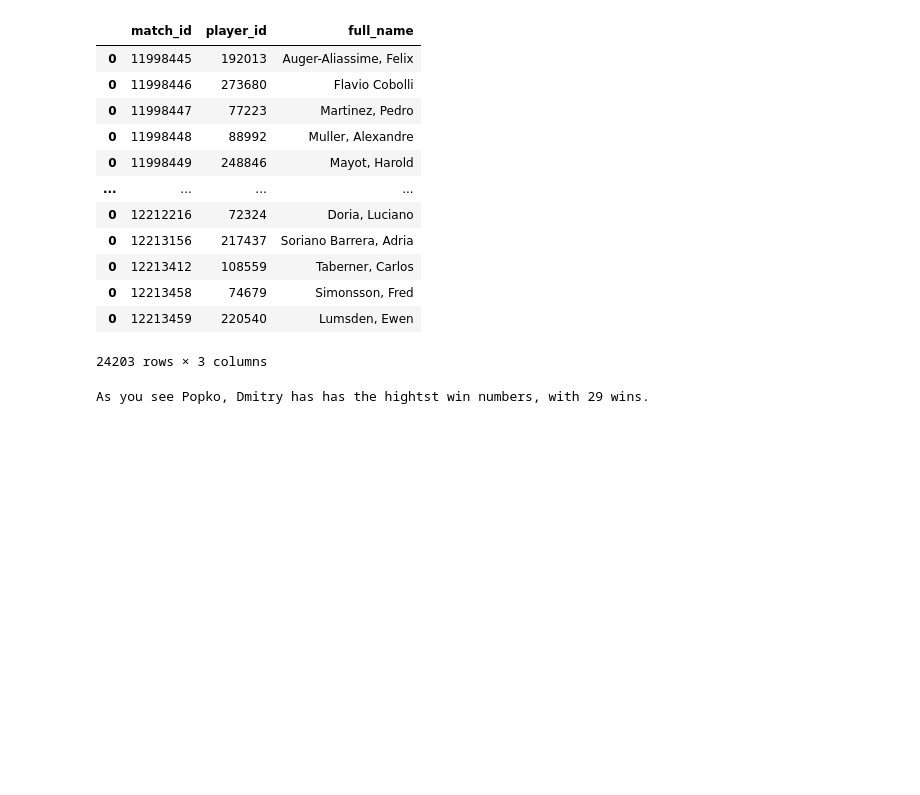
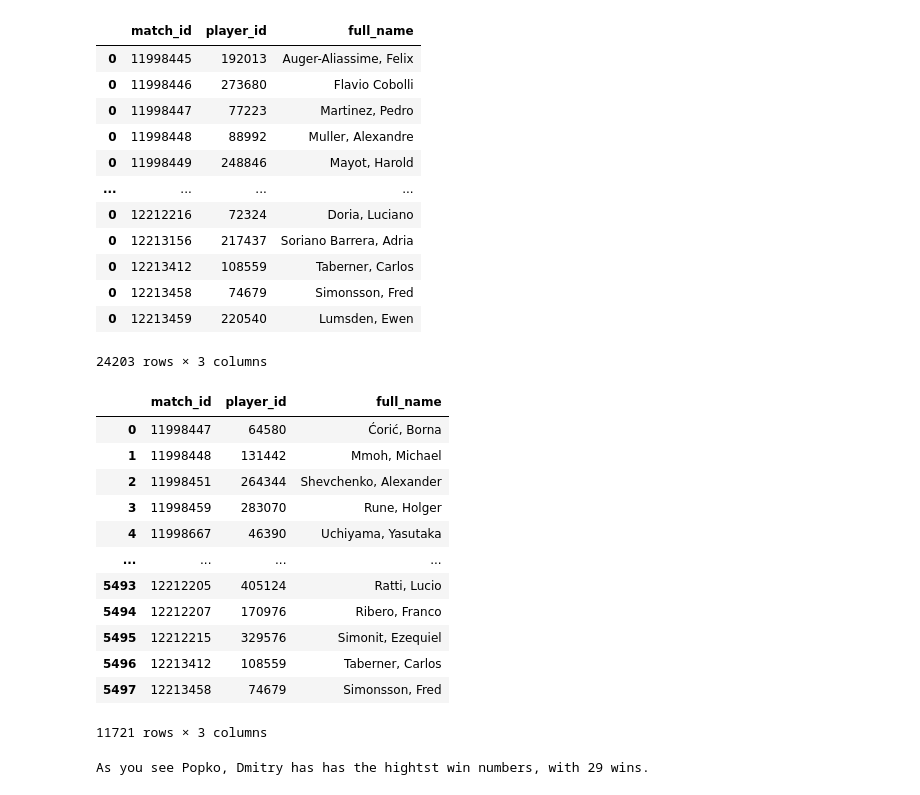
Before and after one commit to HosseinMohammadi00427/Analysis-Project, a Jupyter notebook: Project.ipynb, the cells around one changed output. Cells and saved outputs as stored; diff of their text form; code cells hidden in the pictures; blank space fills up the shorter version.

```diff
--- a/Project.ipynb
+++ b/Project.ipynb
@@ -187,6 +187,22 @@ winner_away_df = winner_away_df.drop(columns=['winner_code'])
 winners_df = pd.concat([winner_home_df,winner_away_df])
 winners_df = winners_df.dropna().drop_duplicates()
 winners_df.player_id = winners_df.player_id.astype(int)
+# %%
+winners_df
+# %% [output]
+|  | match_id | player_id | full_name |
+| 0 | 11998447 | 64580 | Ćorić, Borna |
+| 1 | 11998448 | 131442 | Mmoh, Michael |
+| 2 | 11998451 | 264344 | Shevchenko, Alexander |
+| 3 | 11998459 | 283070 | Rune, Holger |
+| 4 | 11998667 | 46390 | Uchiyama, Yasutaka |
+| ... | ... | ... | ... |
+| 5493 | 12212205 | 405124 | Ratti, Lucio |
+| 5494 | 12212207 | 170976 | Ribero, Franco |
+| 5495 | 12212215 | 329576 | Simonit, Ezequiel |
+| 5496 | 12213412 | 108559 | Taberner, Carlos |
+| 5497 | 12213458 | 74679 | Simonsson, Fred |
+11721 rows × 3 columns
 # %%
 # Group the winnder_df and aggregate the resulting groups.
 df_ = winners_df.groupby('player_id').agg({'match_id':'count',
```
Also changed, not shown: parts of 4 cells of this notebook, 1 other file.
